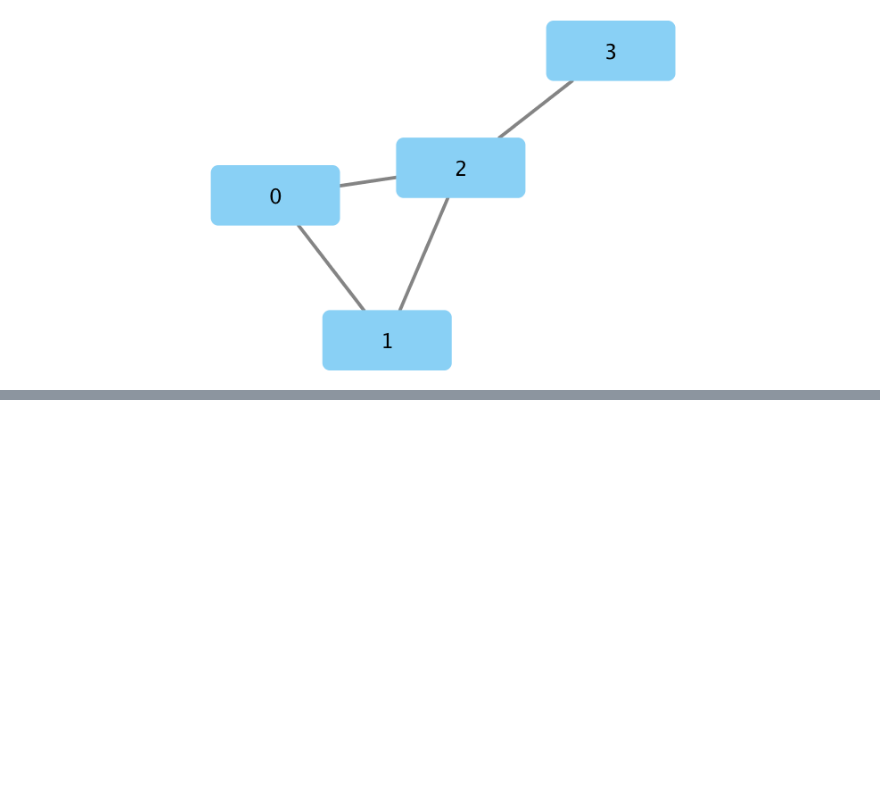
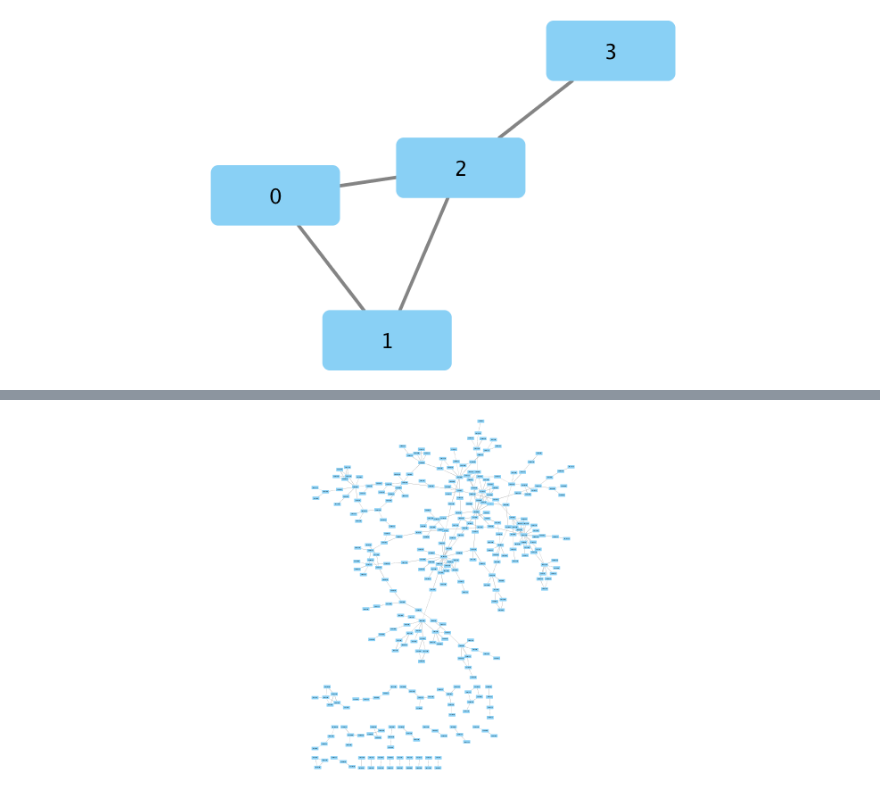
Before and after one commit to idekerlab/cyrest-examples, a Jupyter notebook: notebooks/cookbook/Python-cookbook/Import.ipynb, the cells around one changed output, grey strips where cells are left out. Drawn from its saved outputs; the diff is of its cells as text; code cells hidden in the pictures; blank space fills up the shorter version.

Commit message:
[add/modify] change file name. add utility to this example add description and example code

```diff
--- a/notebooks/cookbook/Python-cookbook/Input.ipynb
+++ b/notebooks/cookbook/Python-cookbook/Import.ipynb
@@ -232,0 +241,28 @@ Image(net1.get_png(height=400))
+# %%
+# Small utility function to convert ID sets
+from py2cytoscape.data.cyrest_client import CyRestClient
+from util.util_uniprot import *
+import pandas as pd
+
+# Create REST client for Cytoscape
+cy = CyRestClient()
+
+# Reset current session for fresh start
+cy.session.delete()
+
+# Load data from a simple text table as pandas data format
+df_from_sif = pd.read_csv('../sampleData/galFiltered.sif', names=['source', 'interaction', 'target'], sep=' ')
+
+# Create network from pandas data frame
+network = cy.network.create_from_dataframe(df_from_sif, name='Yeast network created from pandas DataFrame')
+
+# Apply layout
+cy.layout.apply(network=network)
+
+#Fit an existing network view to current window.
+cy.layout.fit(network=network)
+
+# Show it!!
+Image(network.get_png(height=400))
+# %% [output]
+[figure, added]
```
Also changed, not shown: parts of 14 cells of this notebook, 2 other files.
